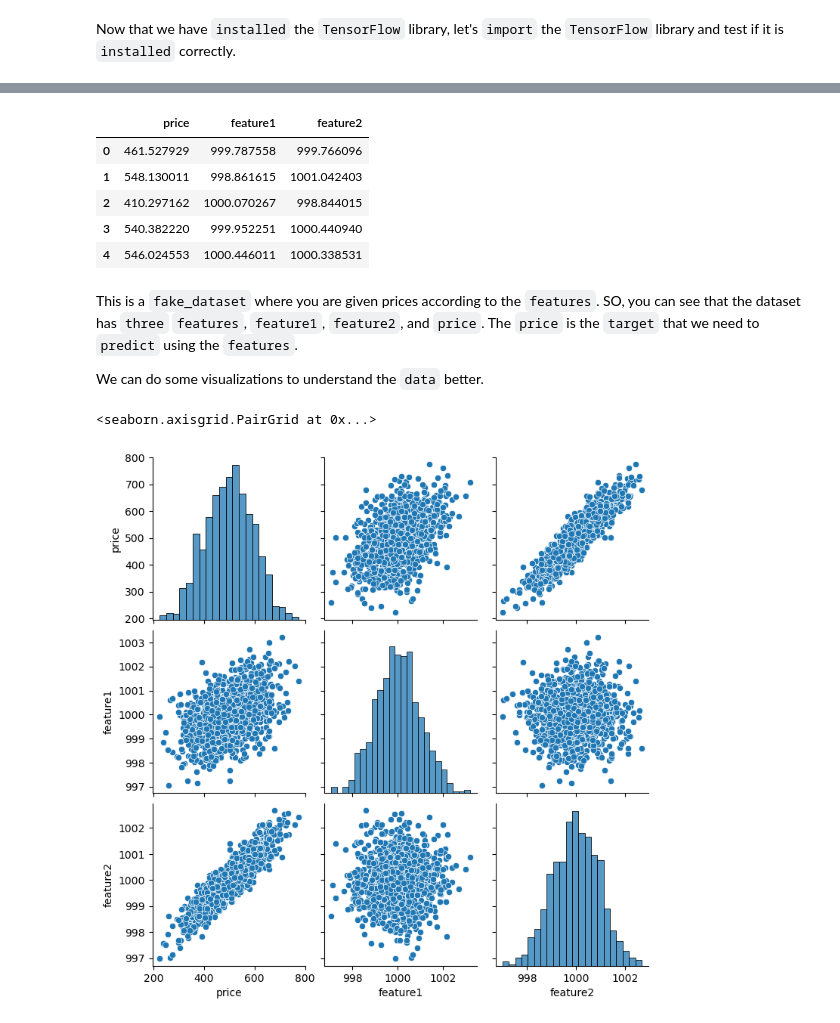
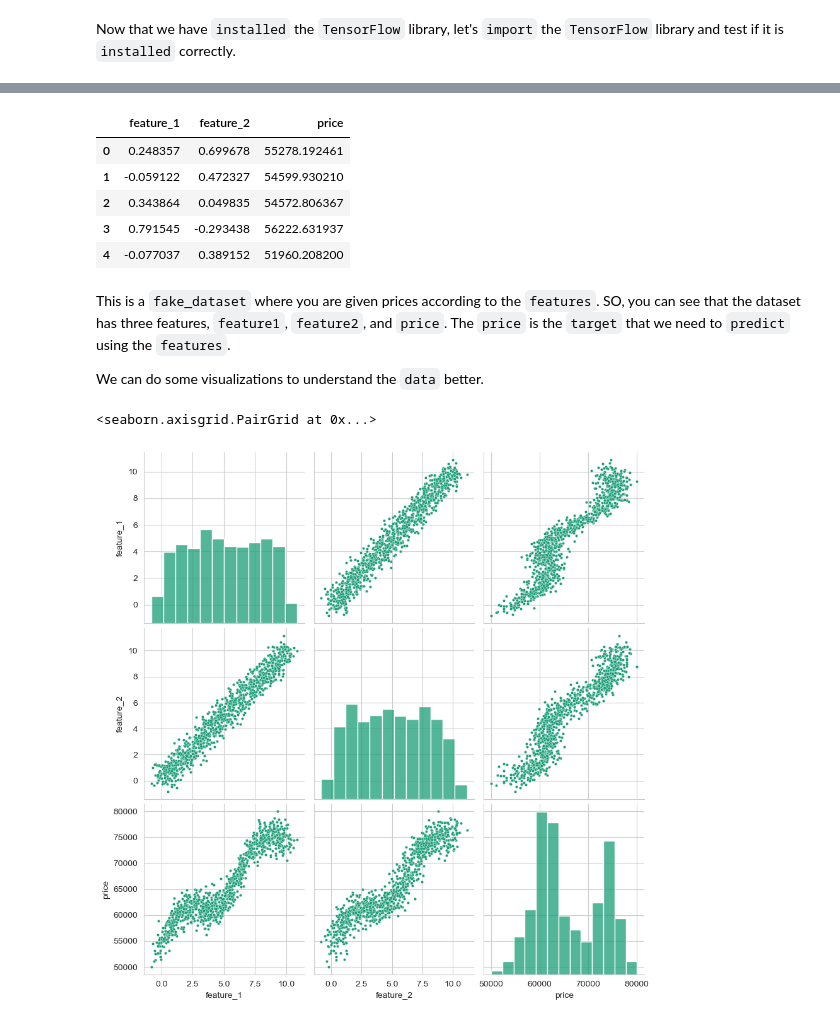
Before and after one commit to RishatTalukder/Machine-Learning-Zero-to-Hero, a Jupyter notebook: 16_Neural_Networks/34_Introduction_to_Neural_Networks.ipynb, the cells around one changed output, grey strips where cells are left out. Cells and saved outputs as stored; diff of their text form; code cells hidden in the pictures.

```diff
--- a/16_Neural_Networks/34_Introduction_to_Neural_Networks.ipynb
+++ b/16_Neural_Networks/34_Introduction_to_Neural_Networks.ipynb
@@ -704,24 +575,26 @@ Let's import the data.
 import numpy as np
 import pandas as pd
 
-df = pd.read_csv("TensorFlow_FILES/DATA/fake_reg.csv")
+df = pd.read_csv("./custom_price_dataset.csv")
 df.head()
 # %% [output]
-|  | price | feature1 | feature2 |
-| 0 | 461.527929 | 999.787558 | 999.766096 |
-| 1 | 548.130011 | 998.861615 | 1001.042403 |
-| 2 | 410.297162 | 1000.070267 | 998.844015 |
-| 3 | 540.382220 | 999.952251 | 1000.440940 |
-| 4 | 546.024553 | 1000.446011 | 1000.338531 |
+|  | feature_1 | feature_2 | price |
+| 0 | 0.248357 | 0.699678 | 55278.192461 |
+| 1 | -0.059122 | 0.472327 | 54599.930210 |
+| 2 | 0.343864 | 0.049835 | 54572.806367 |
+| 3 | 0.791545 | -0.293438 | 56222.631937 |
+| 4 | -0.077037 | 0.389152 | 51960.208200 |
 # %% [markdown]
-This is a `fake_dataset` where you are given prices according to the `features`. SO, you can see that the dataset has `three` `features`, `feature1`, `feature2`, and `price`. The `price` is the `target` that we need to `predict` using the `features`.
+This is a `fake_dataset` where you are given prices according to the `features`. SO, you can see that the dataset has three features, `feature1`, `feature2`, and `price`. The `price` is the `target` that we need to `predict` using the `features`.
 
 We can do some visualizations to understand the `data` better.
 # %%
 import seaborn as sns
 
-sns.pairplot(df)
+sns.set_style('whitegrid')
+sns.set_palette('Dark2')
+sns.pairplot(df, height=3, plot_kws={'s': 10})
 # %% [output]
 <seaborn.axisgrid.PairGrid at 0x...>
-[figure, old version]
+[figure, new version]
 # %% [markdown]
```
Also changed, not shown: parts of 113 cells of this notebook, 4 other files.
